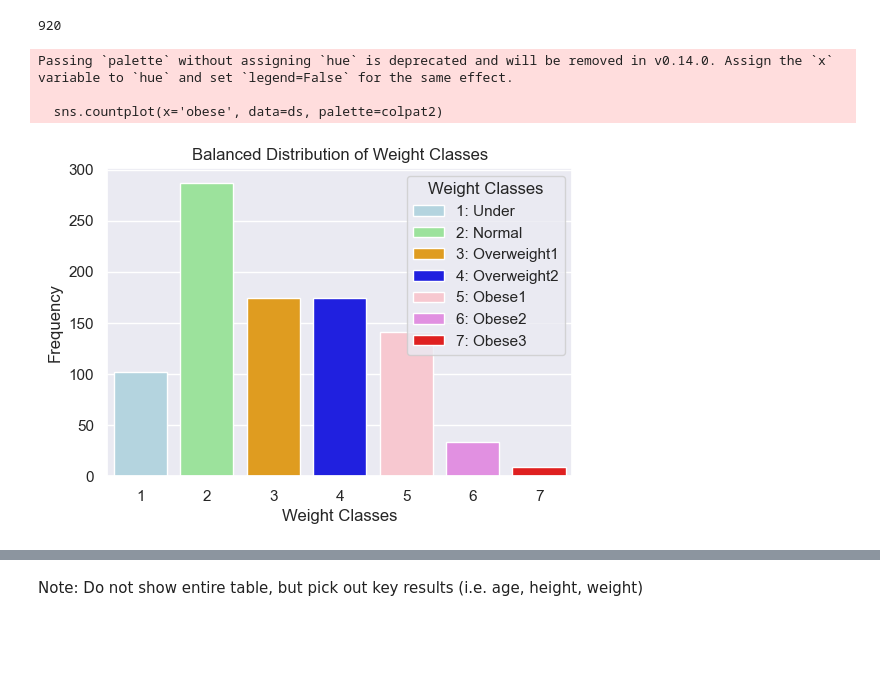
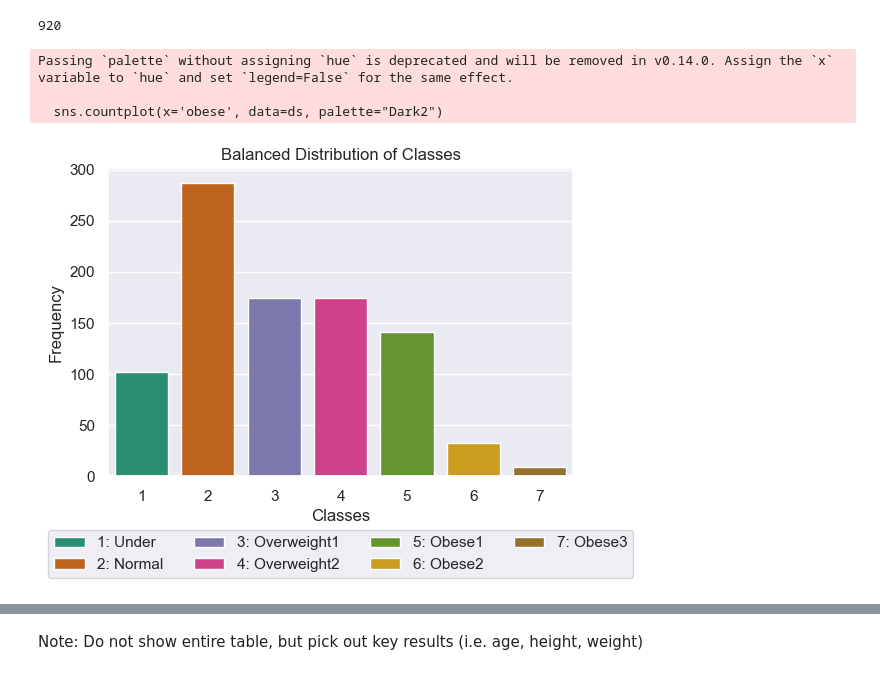
Before and after one commit to santi-proy/m509, a Jupyter notebook: obesity.ipynb, the cells around one changed output, grey strips where cells are left out. Saved outputs shown, nothing was run; the diff lists cells and outputs as text; code cells hidden in the pictures; blank space fills up the shorter version.

```diff
--- a/obesity.ipynb
+++ b/obesity.ipynb
@@ -115,19 +134,18 @@ len(ds)
 # %% [output]
 920
 # %%
-colpat2 = ['lightblue', 'lightgreen', 'orange', 'blue', 'pink', 'violet', 'red']
 plt.figure(figsize=(6,4))
-sns.countplot(x='obese', data=ds, palette=colpat2)
-plt.title("Balanced Distribution of Weight Classes")
-plt.xlabel("Weight Classes")
+sns.countplot(x='obese', data=ds, palette="Dark2")
+plt.title("Balanced Distribution of Classes")
+plt.xlabel("Classes")
 plt.ylabel("Frequency")
-plt.legend(title="Weight Classes", labels=["1: Under", "2: Normal", "3: Overweight1", "4: Overweight2", "5: Obese1", "6: Obese2", "7: Obese3"])
+plt.legend(title="", labels=["1: Under", "2: Normal", "3: Overweight1", "4: Overweight2", "5: Obese1", "6: Obese2", "7: Obese3"], loc='upper center', bbox_to_anchor=(0.5, -0.15), ncol=4)
 plt.show()
 # %% [output]
 Passing `palette` without assigning `hue` is deprecated and will be removed in v0.14.0. Assign the `x` variable to `hue` and set `legend=False` for the same effect.
 
-  sns.countplot(x='obese', data=ds, palette=colpat2)
+  sns.countplot(x='obese', data=ds, palette="Dark2")
-[figure, old version]
+[figure, new version]
 # %%
 ds.describe()
 # %% [output]
```
Also changed, not shown: parts of 31 cells of this notebook, 2 other files.
